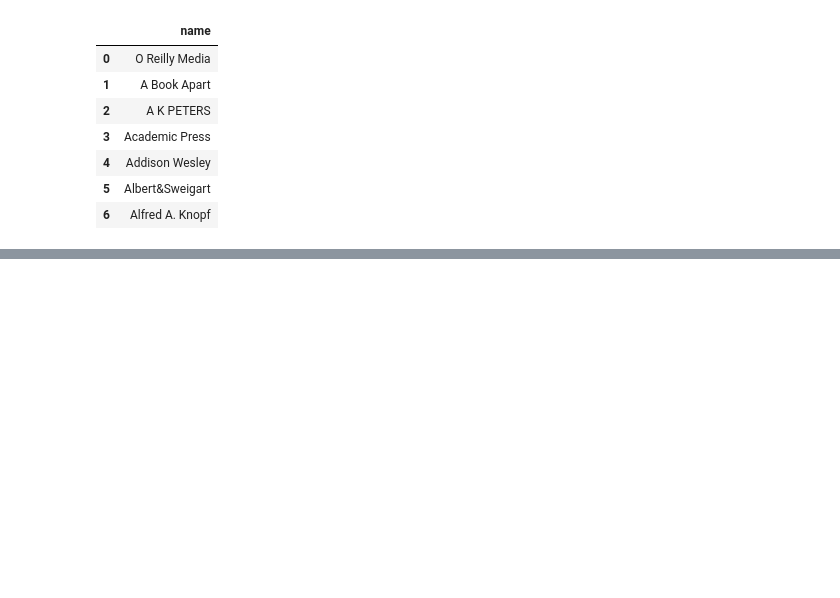
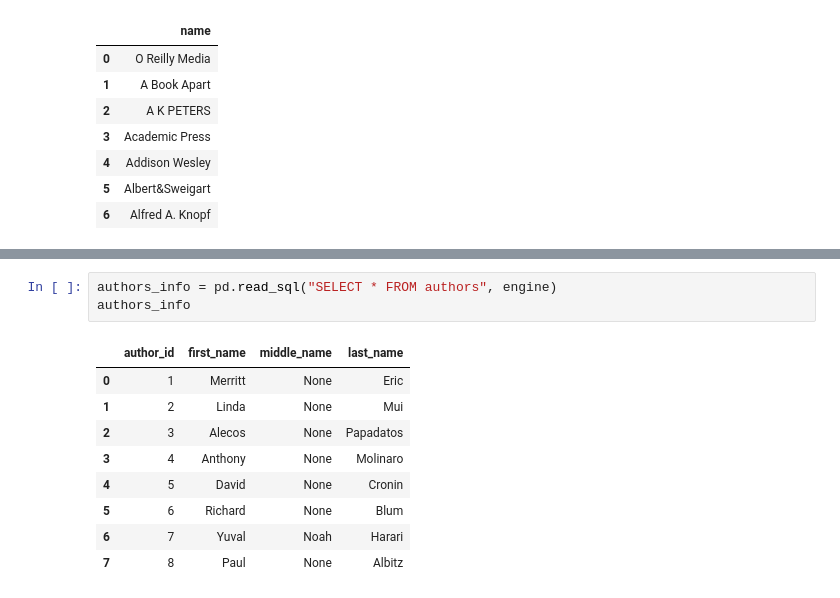
Before and after one commit to Kransky85/connecting-to-a-sql-database-project-tutorial, a Jupyter notebook: Logan/explore.ipynb, the cells around one changed output, grey strips where cells are left out. Cells and saved outputs as stored; diff of their text form; blank space fills up the shorter version.

```diff
--- a/Logan/explore.ipynb
+++ b/Logan/explore.ipynb
@@ -248,0 +357,13 @@ publishers
+# %%
+authors_info = pd.read_sql("SELECT * FROM authors", engine)
+authors_info
+# %% [output]
+|  | author_id | first_name | middle_name | last_name |
+| 0 | 1 | Merritt | None | Eric |
+| 1 | 2 | Linda | None | Mui |
+| 2 | 3 | Alecos | None | Papadatos |
+| 3 | 4 | Anthony | None | Molinaro |
+| 4 | 5 | David | None | Cronin |
+| 5 | 6 | Richard | None | Blum |
+| 6 | 7 | Yuval | Noah | Harari |
+| 7 | 8 | Paul | None | Albitz |
```
Also changed, not shown: parts of 12 cells of this notebook.
